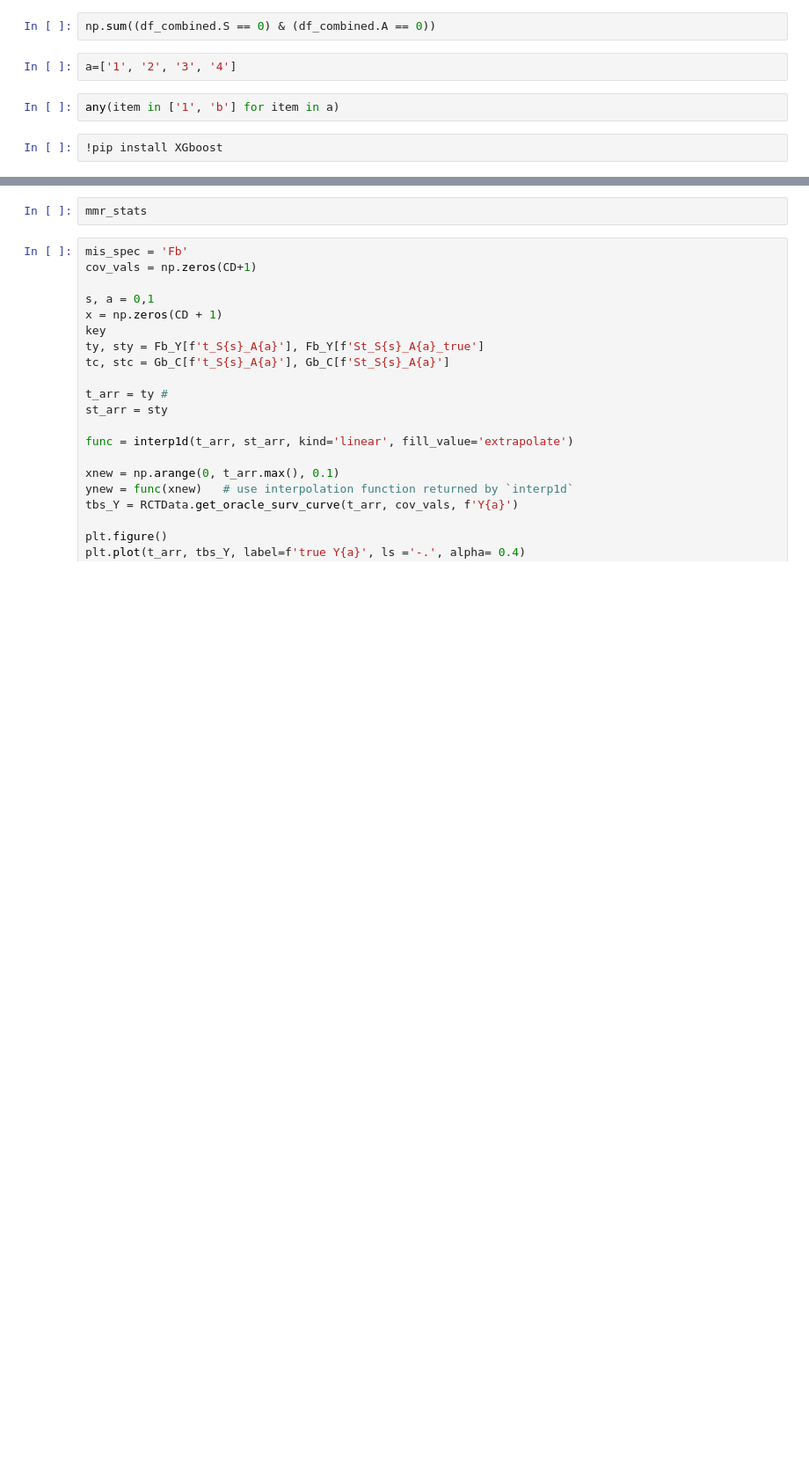
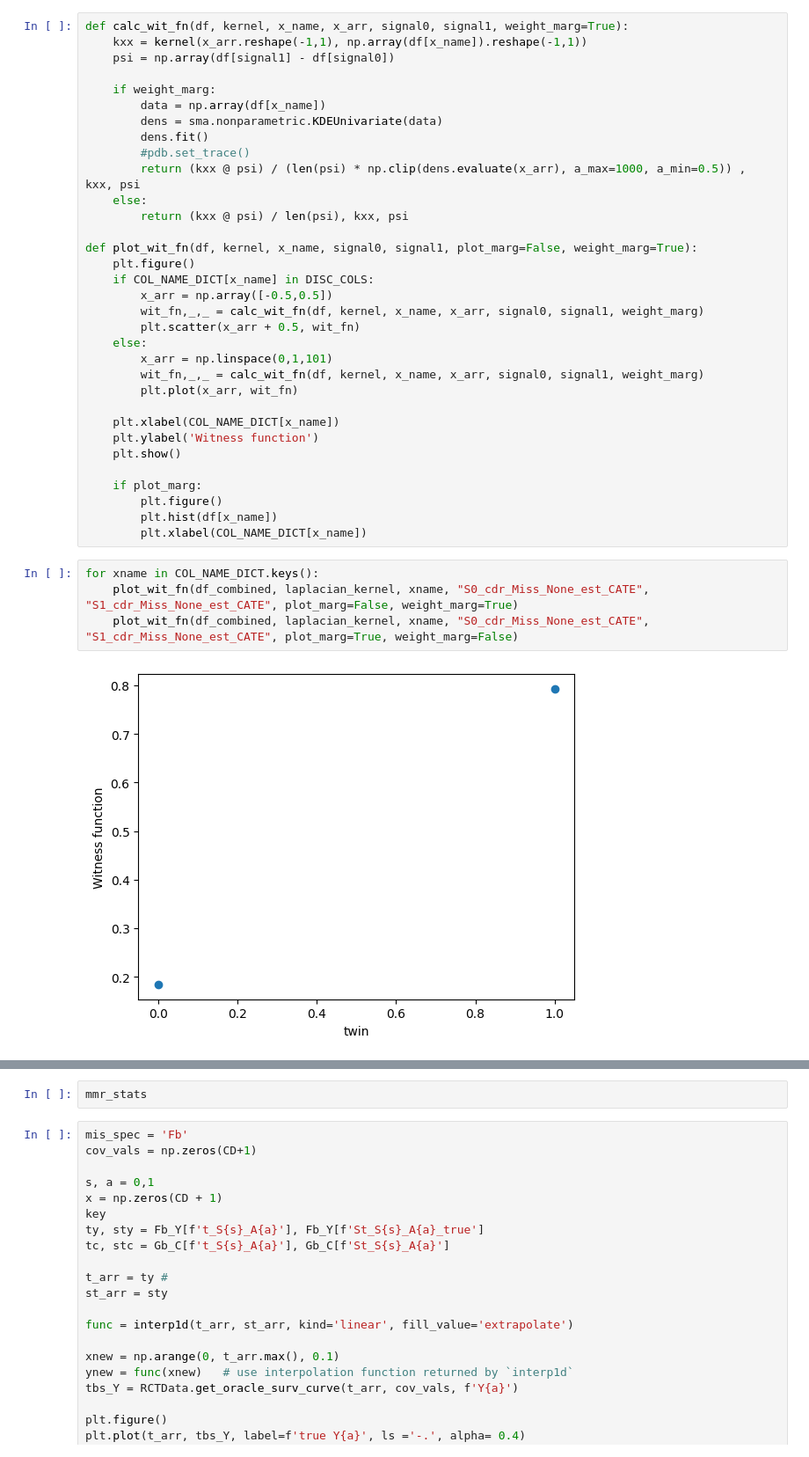
Before and after one commit to demireal/censored-mmr, a Jupyter notebook: main.ipynb, the cells around one changed output, grey strips where cells are left out. Shown at 88% size. Drawn from its saved outputs; the diff is of its cells as text; blank space fills up the shorter version.

Commit message:
witness function implementation

```diff
--- a/main.ipynb
+++ b/main.ipynb
@@ -111,8 +85,39 @@ df_combined[df_combined[]]
-# %%
-np.sum((df_combined.S == 0) & (df_combined.A == 0))
-# %%
-a=['1', '2', '3', '4']
-# %%
-any(item in ['1', 'b'] for item in a)
-# %%
-!pip install XGboost
+# %%
+def calc_wit_fn(df, kernel, x_name, x_arr, signal0, signal1, weight_marg=True):
+    kxx = kernel(x_arr.reshape(-1,1), np.array(df[x_name]).reshape(-1,1))
+    psi = np.array(df[signal1] - df[signal0])
+
+    if weight_marg:
+        data = np.array(df[x_name])
+        dens = sma.nonparametric.KDEUnivariate(data)
+        dens.fit()
+        #pdb.set_trace()
+        return (kxx @ psi) / (len(psi) * np.clip(dens.evaluate(x_arr), a_max=1000, a_min=0.5)) , kxx, psi
+    else:
+        return (kxx @ psi) / len(psi), kxx, psi
+
+def plot_wit_fn(df, kernel, x_name, signal0, signal1, plot_marg=False, weight_marg=True):
+    plt.figure()
+    if COL_NAME_DICT[x_name] in DISC_COLS:
+        x_arr = np.array([-0.5,0.5])
+        wit_fn,_,_ = calc_wit_fn(df, kernel, x_name, x_arr, signal0, signal1, weight_marg)
+        plt.scatter(x_arr + 0.5, wit_fn)
+    else:
+        x_arr = np.linspace(0,1,101)
+        wit_fn,_,_ = calc_wit_fn(df, kernel, x_name, x_arr, signal0, signal1, weight_marg)
+        plt.plot(x_arr, wit_fn)
+
+    plt.xlabel(COL_NAME_DICT[x_name])
+    plt.ylabel('Witness function')
+    plt.show()
+
+    if plot_marg:
+        plt.figure()
+        plt.hist(df[x_name])
+        plt.xlabel(COL_NAME_DICT[x_name])
+# %%
+for xname in COL_NAME_DICT.keys():
+    plot_wit_fn(df_combined, laplacian_kernel, xname, "S0_cdr_Miss_None_est_CATE", "S1_cdr_Miss_None_est_CATE", plot_marg=False, weight_marg=True)
+    plot_wit_fn(df_combined, laplacian_kernel, xname, "S0_cdr_Miss_None_est_CATE", "S1_cdr_Miss_None_est_CATE", plot_marg=True, weight_marg=False)
+# %% [output]
+[figure, added]
```
Also changed, not shown: parts of 31 cells of this notebook, 4 other files.
